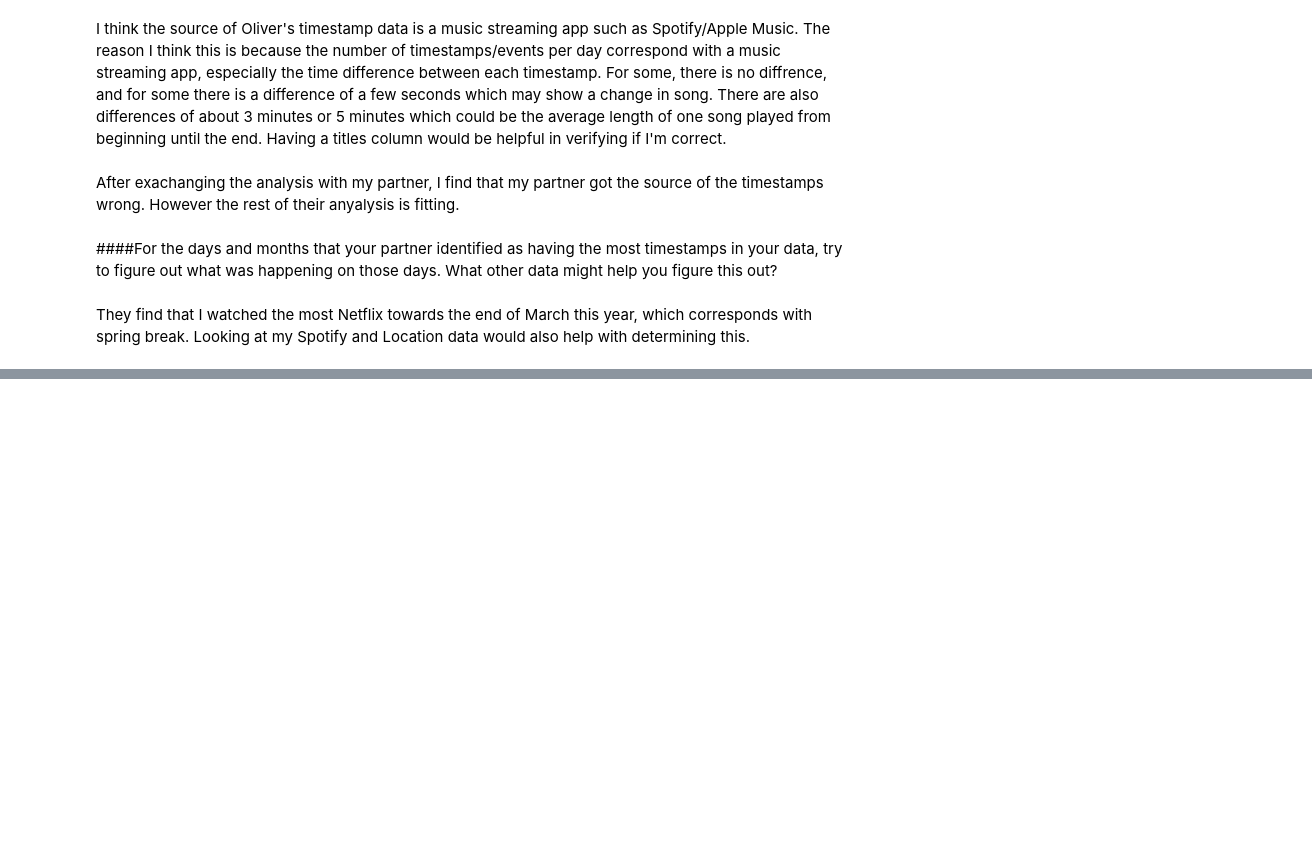
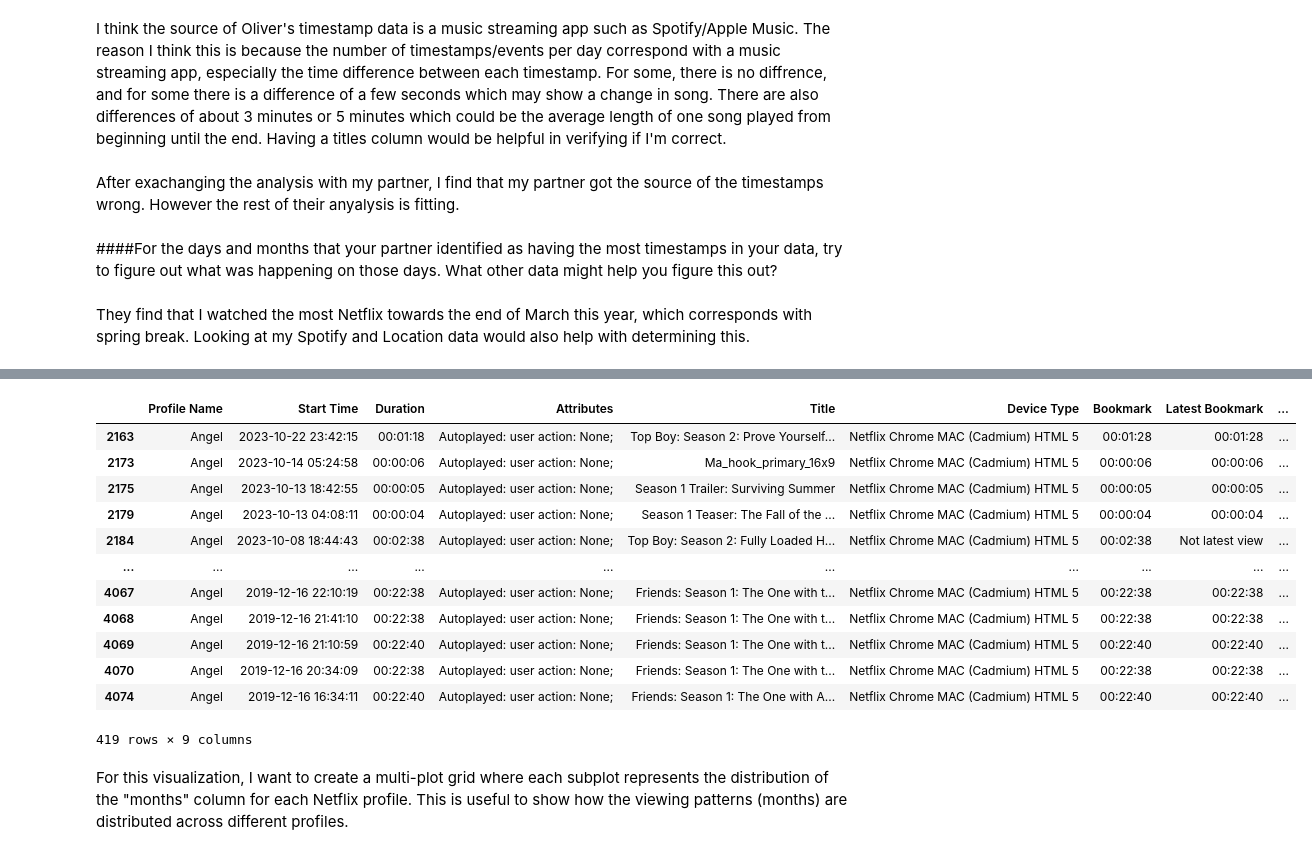
Before and after one commit to ObaltzerS/Project8, a Jupyter notebook: Part_one.ipynb, the cells around one changed output, grey strips where cells are left out. Saved outputs shown, nothing was run; the diff lists cells and outputs as text; code cells hidden in the pictures; blank space fills up the shorter version.

```diff
--- a/Part_one.ipynb
+++ b/Part_one.ipynb
@@ -385,0 +473,18 @@ They find that I watched the most Netflix towards the end of March this year, wh
+# %%
+angel_netflix.dropna()
+# %% [output]
+|  | Profile Name | Start Time | Duration | Attributes | Title | Device Type | Bookmark | Latest Bookmark | ... |
+| 2163 | Angel | 2023-10-22 23:42:15 | 00:01:18 | Autoplayed: user action: None; | Top Boy: Season 2: Prove Yourself... | Netflix Chrome MAC (Cadmium) HTML 5 | 00:01:28 | 00:01:28 | ... |
+| 2173 | Angel | 2023-10-14 05:24:58 | 00:00:06 | Autoplayed: user action: None; | Ma_hook_primary_16x9 | Netflix Chrome MAC (Cadmium) HTML 5 | 00:00:06 | 00:00:06 | ... |
+| 2175 | Angel | 2023-10-13 18:42:55 | 00:00:05 | Autoplayed: user action: None; | Season 1 Trailer: Surviving Summer | Netflix Chrome MAC (Cadmium) HTML 5 | 00:00:05 | 00:00:05 | ... |
+| 2179 | Angel | 2023-10-13 04:08:11 | 00:00:04 | Autoplayed: user action: None; | Season 1 Teaser: The Fall of the ... | Netflix Chrome MAC (Cadmium) HTML 5 | 00:00:04 | 00:00:04 | ... |
+| 2184 | Angel | 2023-10-08 18:44:43 | 00:02:38 | Autoplayed: user action: None; | Top Boy: Season 2: Fully Loaded H... | Netflix Chrome MAC (Cadmium) HTML 5 | 00:02:38 | Not latest view | ... |
+| ... | ... | ... | ... | ... | ... | ... | ... | ... | ... |
+| 4067 | Angel | 2019-12-16 22:10:19 | 00:22:38 | Autoplayed: user action: None; | Friends: Season 1: The One with t... | Netflix Chrome MAC (Cadmium) HTML 5 | 00:22:38 | 00:22:38 | ... |
+| 4068 | Angel | 2019-12-16 21:41:10 | 00:22:38 | Autoplayed: user action: None; | Friends: Season 1: The One with t... | Netflix Chrome MAC (Cadmium) HTML 5 | 00:22:38 | 00:22:38 | ... |
+| 4069 | Angel | 2019-12-16 21:10:59 | 00:22:40 | Autoplayed: user action: None; | Friends: Season 1: The One with t... | Netflix Chrome MAC (Cadmium) HTML 5 | 00:22:40 | 00:22:40 | ... |
+| 4070 | Angel | 2019-12-16 20:34:09 | 00:22:38 | Autoplayed: user action: None; | Friends: Season 1: The One with t... | Netflix Chrome MAC (Cadmium) HTML 5 | 00:22:38 | 00:22:38 | ... |
+| 4074 | Angel | 2019-12-16 16:34:11 | 00:22:40 | Autoplayed: user action: None; | Friends: Season 1: The One with A... | Netflix Chrome MAC (Cadmium) HTML 5 | 00:22:40 | 00:22:40 | ... |
+419 rows × 9 columns
+# %% [markdown]
+For this visualization, I want to create a multi-plot grid where each subplot represents the distribution of the "months" column for each Netflix profile. This is useful to show how the viewing patterns (months) are distributed across different profiles.
```
Also changed, not shown: parts of 18 cells of this notebook.
